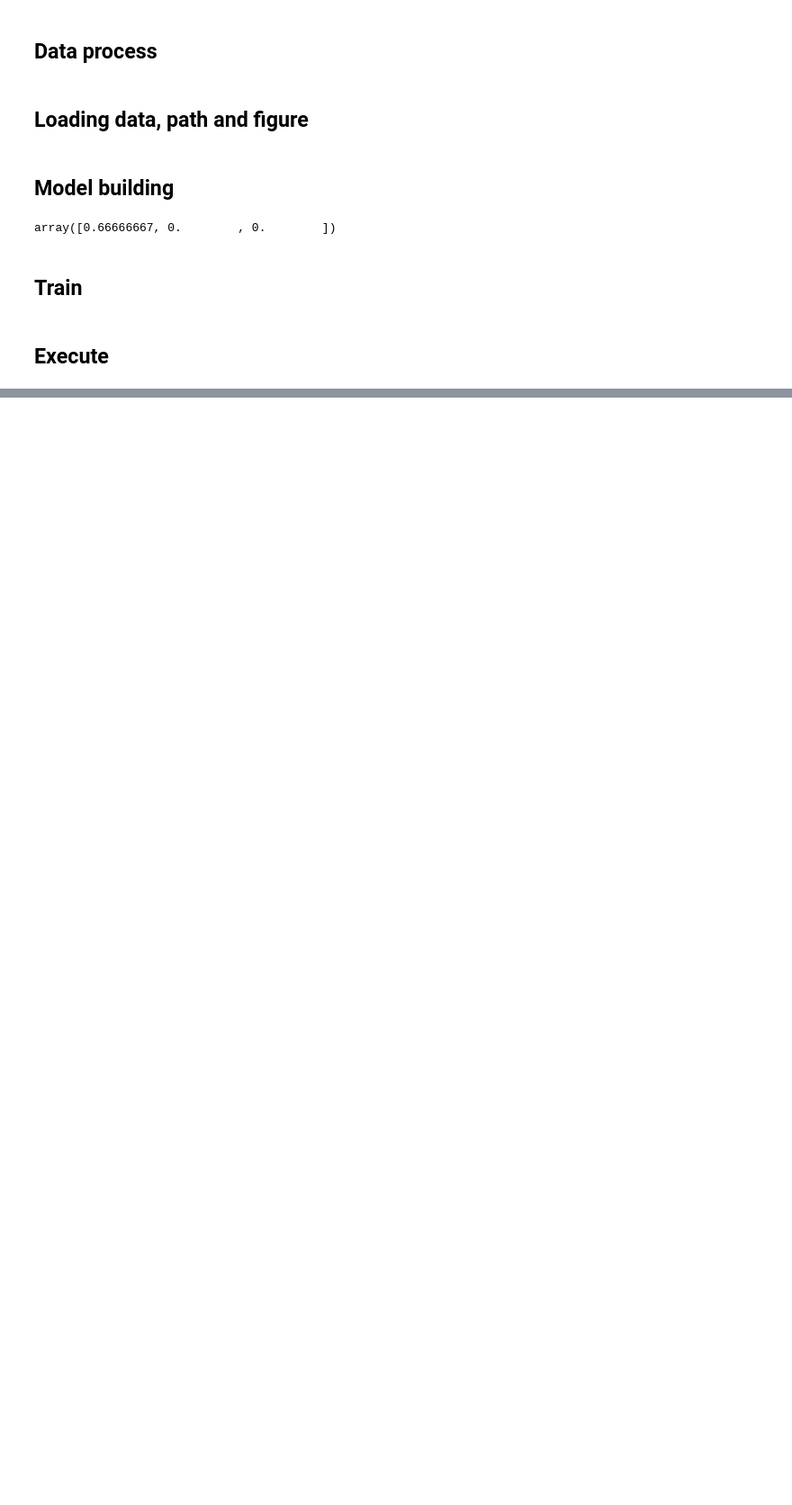
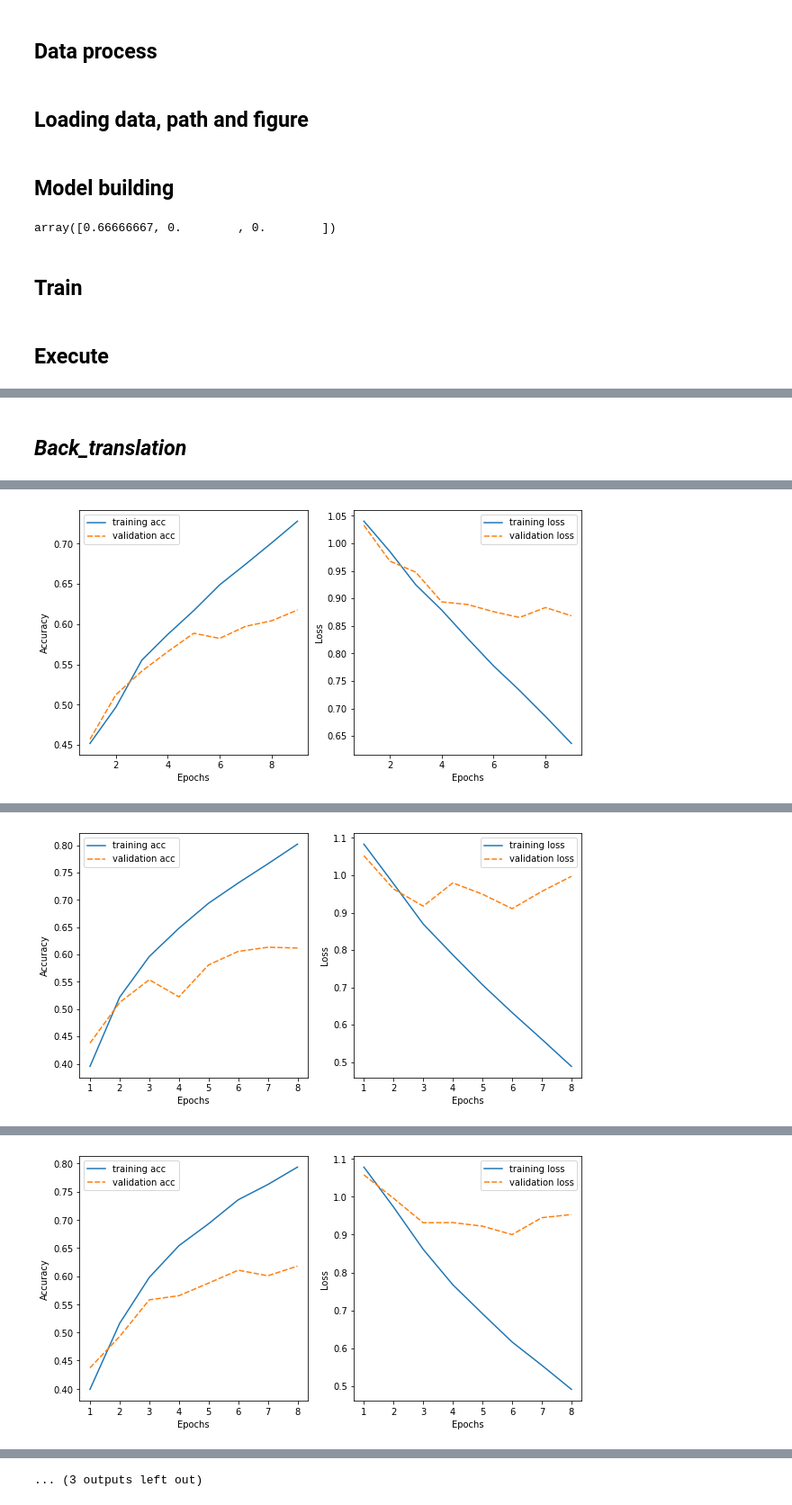
Before and after one commit to Roger-G/Data-augmentation, a Jupyter notebook: Classification_LSTM.ipynb, the cells around one changed output, grey strips where cells are left out. Shown at 90% size. Drawn from its saved outputs; the diff is of its cells as text; code cells hidden in the pictures; blank space fills up the shorter version.

```diff
--- a/Classification_LSTM.ipynb
+++ b/Classification_LSTM.ipynb
@@ -376,8 +380,8 @@ class Trainer():
 # %% [markdown]
 ## Execute
 # %%
-
-def Execute():
+##
+def Execute(test_list, task_name, tech_name):
   # vocab_size = vocab_length + 1 #+1 for the padding 0
   output_size = 3
   embedding_dim = 200
@@ -395,18 +399,10 @@ def Execute():
   recall_list = []
   fscore_list = []
   list_avg_fs = []
+  list_avg_prec = []
+  list_avg_recall = []
   model_list = []
-  test_list = [
-              'train',
-              'oversampling',
-              '2_rep_(fine)',
-              '3_rep_(fine)',
-              '4_rep_(fine)',
-              '5_rep_(fine)',
-              ]
 
-  task_name = 'twitter'
-  tech_name = 'Bert_ data augmentation-master'
   loader = Loader()
   model_path, dataset_path, save_path = loader.path_setting(task_name, tech_name)
   # print('start to loading test dataset')
@@ -435,7 +431,7 @@ def Execute():
     model.to(device)
 
     trainer = Trainer(model, batch_size, patient, lr, N_EPOCHS, file_name)
-    model_, acc, loss, precision, recall, fscore, fscore_avg = trainer.train(corpus_indices_train,
+    model_, acc, loss, precision, recall, fscore, precision_avg, recall_avg, fscore_avg = trainer.train(corpus_indices_train,
                                                                          corpus_indices_valid, corpus_indices_test, model_path)
     print('-' * 70)
     precision_list.append(precision)
@@ -446,6 +442,8 @@ def Execute():
     loss_list.append(loss)
 
     list_avg_fs.append(fscore_avg)
+    list_avg_prec.append(precision_avg)
+    list_avg_recall.append(recall_avg)
 
   # model_test(model_list, corpus_indices_test, test_list)
   print('acc_list', acc_list)
@@ -453,18 +451,14 @@ def Execute():
   print('precision_list', precision_list)
   print('recall_list', recall_list)
   print('fscore_list', fscore_list)
+  print('average recall', list_avg_recall)
+  print('average fs', list_avg_fs)
+  print('average precision', list_avg_prec)
 
-  print('average fs', list_avg_fs)
-
-  utils.draw_final({'loss': loss_list, 'accuracy': acc_list, 'fscore_macro': list_avg_fs}, test_list)
-
+  utils.draw_final({'loss': loss_list, 'accuracy': acc_list, 'recall_macro': list_avg_recall, 'precision_macro': list_avg_prec, 'fscore_macro': list_avg_fs}, test_list)
   utils.draw_other_final( {
-
 
                     'precision_list': precision_list,
                     'recall': recall_list,
                     'fscore': fscore_list,
                     }, test_list)
-
-
-Execute()
@@ -927,0 +657,14 @@ loss 0.9558061957359314 best_train_loss 0.8600593225641565
+# %% [markdown]
+## *Back_translation*
+# %%
+
+task_name = 'twitter'
+tech_name = 'Back_trans'
+test_list = [
+            'train',
+            'oversampling',
+            'negative_aug'
+            ]
+
+Execute(test_list, task_name, tech_name)
+# %% [output]
@@ -927,0 +684 @@ loss 0.9558061957359314 best_train_loss 0.8600593225641565
+[figure, added]
@@ -927,0 +698 @@ loss 0.9558061957359314 best_train_loss 0.8600593225641565
+[figure, added]
@@ -927,0 +712 @@ loss 0.9558061957359314 best_train_loss 0.8600593225641565
+[figure, added]
@@ -927,0 +727 @@ loss 0.9558061957359314 best_train_loss 0.8600593225641565
+... (3 outputs left out)
```
Also changed, not shown: parts of 19 cells of this notebook.
